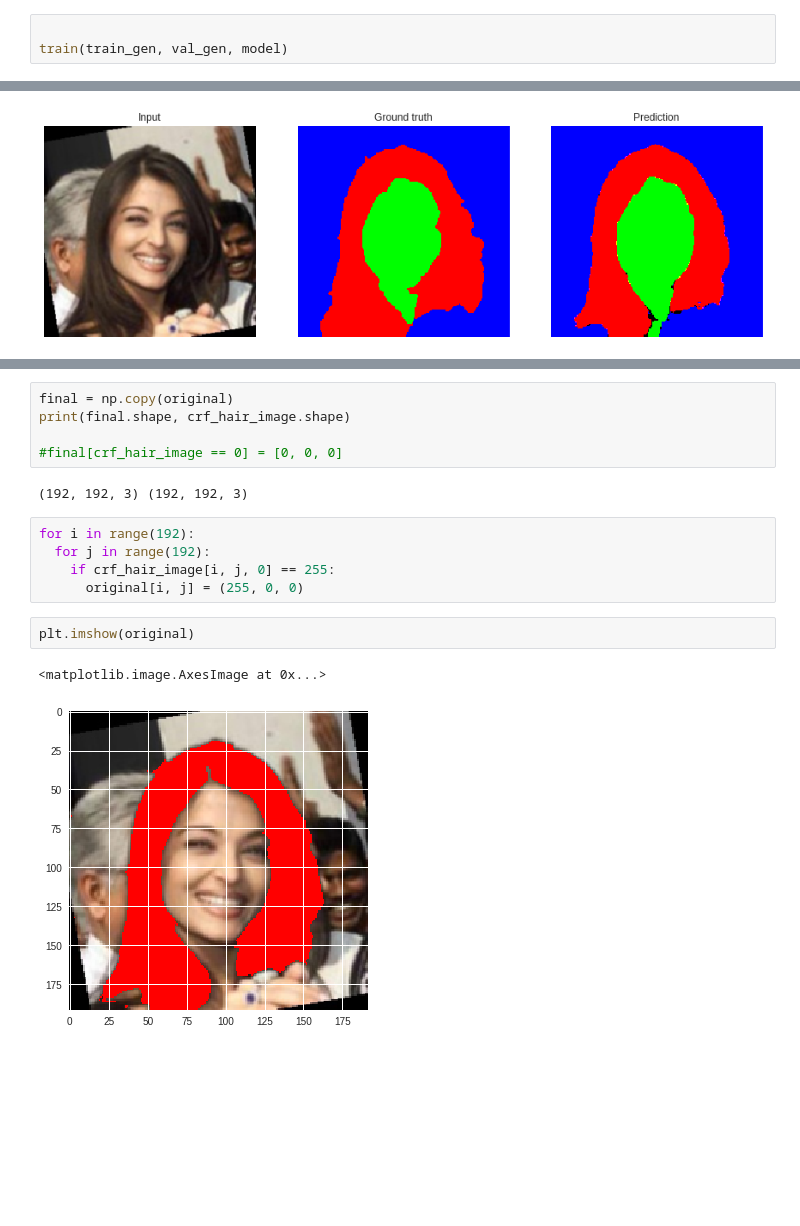
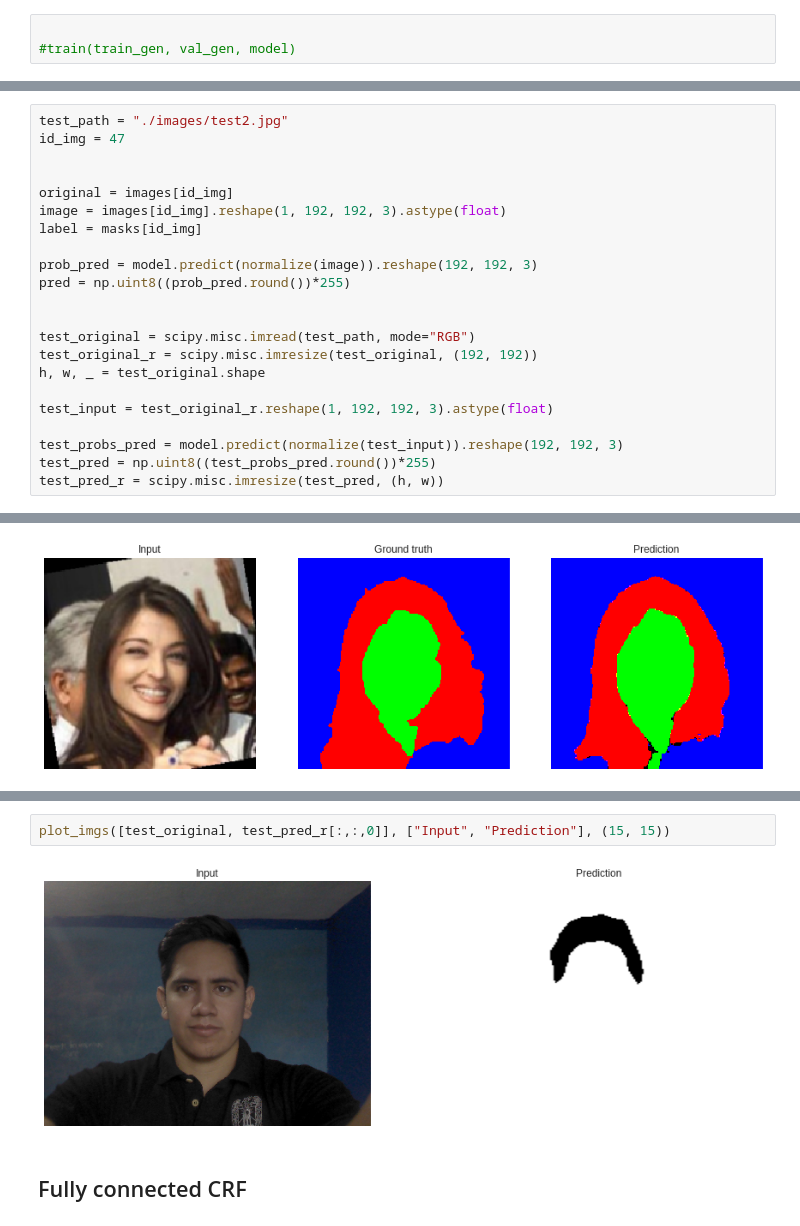
Before and after one commit to betogaona7/hairstyle, a Jupyter notebook: HS-Segment-Technique/Unet_CRF_keras.ipynb, the cells around one changed output, grey strips where cells are left out. Cells and saved outputs as stored; diff of their text form; blank space fills up the shorter version.

Commit message:
Finish brute solution of hair segmentation

```diff
--- a/HS-Segment-Technique/Unet_CRF_keras.ipynb
+++ b/HS-Segment-Technique/Unet_CRF_keras.ipynb
@@ -225,4 +233,4 @@ train_gen, val_gen, img_shape = load_data("data/LFW-keras/images-192.npy", "data
 model =  MobileUNet(input_shape=(img_shape[0], img_shape[1], 3), alpha=1, alpha_up=0.25)
 # %%
 
-train(train_gen, val_gen, model)
+#train(train_gen, val_gen, model)
@@ -273,3 +273,25 @@ pred = np.uint8((prob_pred.round())*255)
+# %%
+test_path = "./images/test2.jpg"
+id_img = 47
+
+
+original = images[id_img]
+image = images[id_img].reshape(1, 192, 192, 3).astype(float)
+label = masks[id_img]
+
+prob_pred = model.predict(normalize(image)).reshape(192, 192, 3)
+pred = np.uint8((prob_pred.round())*255)
+
+
+test_original = scipy.misc.imread(test_path, mode="RGB")
+test_original_r = scipy.misc.imresize(test_original, (192, 192))
+h, w, _ = test_original.shape
+
+test_input = test_original_r.reshape(1, 192, 192, 3).astype(float)
+
+test_probs_pred = model.predict(normalize(test_input)).reshape(192, 192, 3)
+test_pred = np.uint8((test_probs_pred.round())*255)
+test_pred_r = scipy.misc.imresize(test_pred, (h, w))
 # %%
 plot_imgs([original, label, pred], ["Input", "Ground truth", "Prediction"], (15, 15))
 # %% [output]
@@ -425,17 +299,6 @@ plot_imgs([original, crf_hair_image ,hair], ["Original",  "CRF output (hair)", "
-# %%
-final = np.copy(original)
-print(final.shape, crf_hair_image.shape)
-
-#final[crf_hair_image == 0] = [0, 0, 0]
-# %% [output]
-(192, 192, 3) (192, 192, 3)
-# %%
-for i in range(192):
-  for j in range(192):
-    if crf_hair_image[i, j, 0] == 255:
-      original[i, j] = (255, 0, 0)
-# %%
-plt.imshow(original)
-# %% [output]
-<matplotlib.image.AxesImage at 0x...>
-[figure, removed]
+# %%
+plot_imgs([test_original, test_pred_r[:,:,0]], ["Input", "Prediction"], (15, 15))
+# %% [output]
+[figure, added]
+# %% [markdown]
+## Fully connected CRF
```
Also changed, not shown: parts of 57 cells of this notebook, 1 other file.
